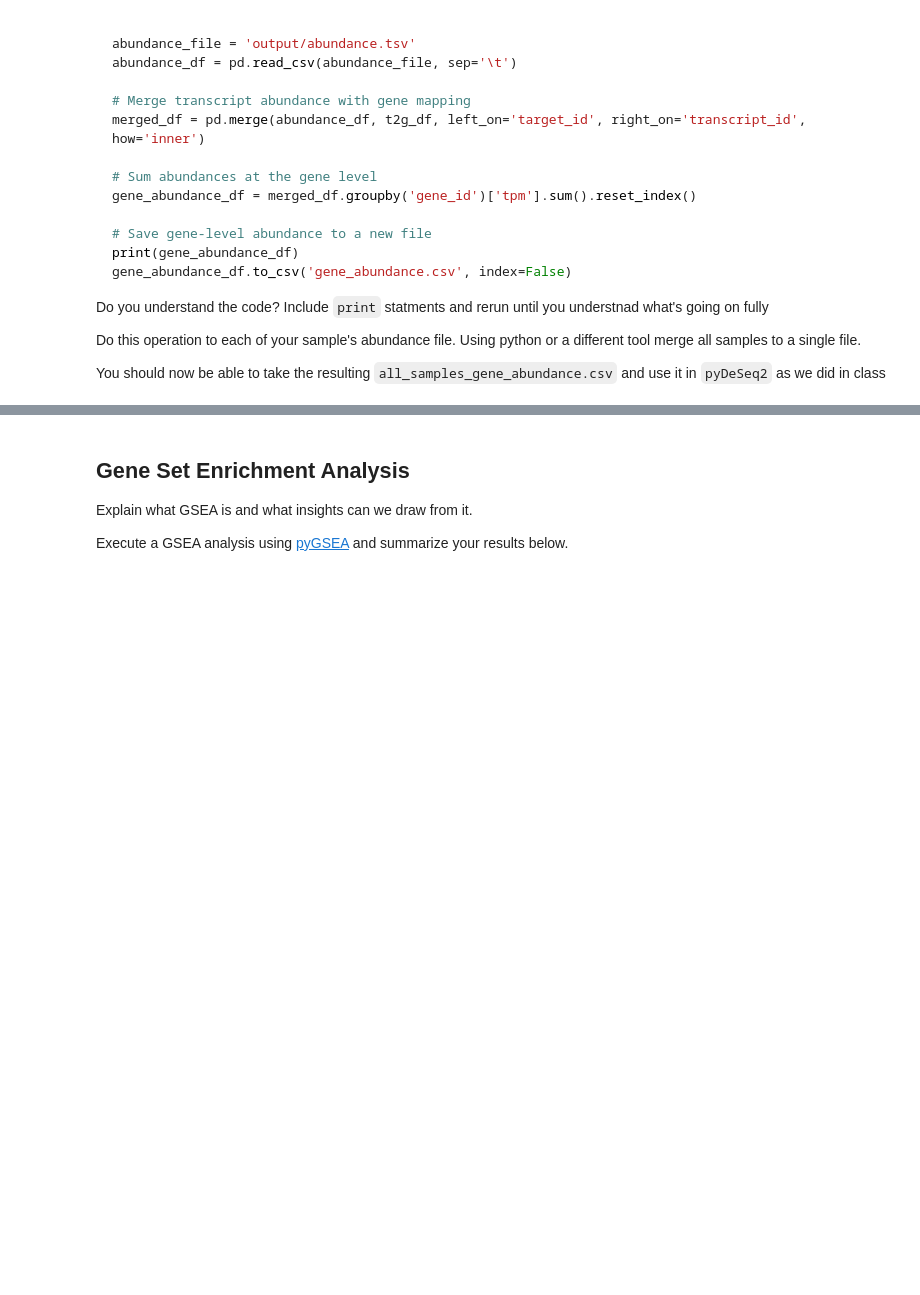
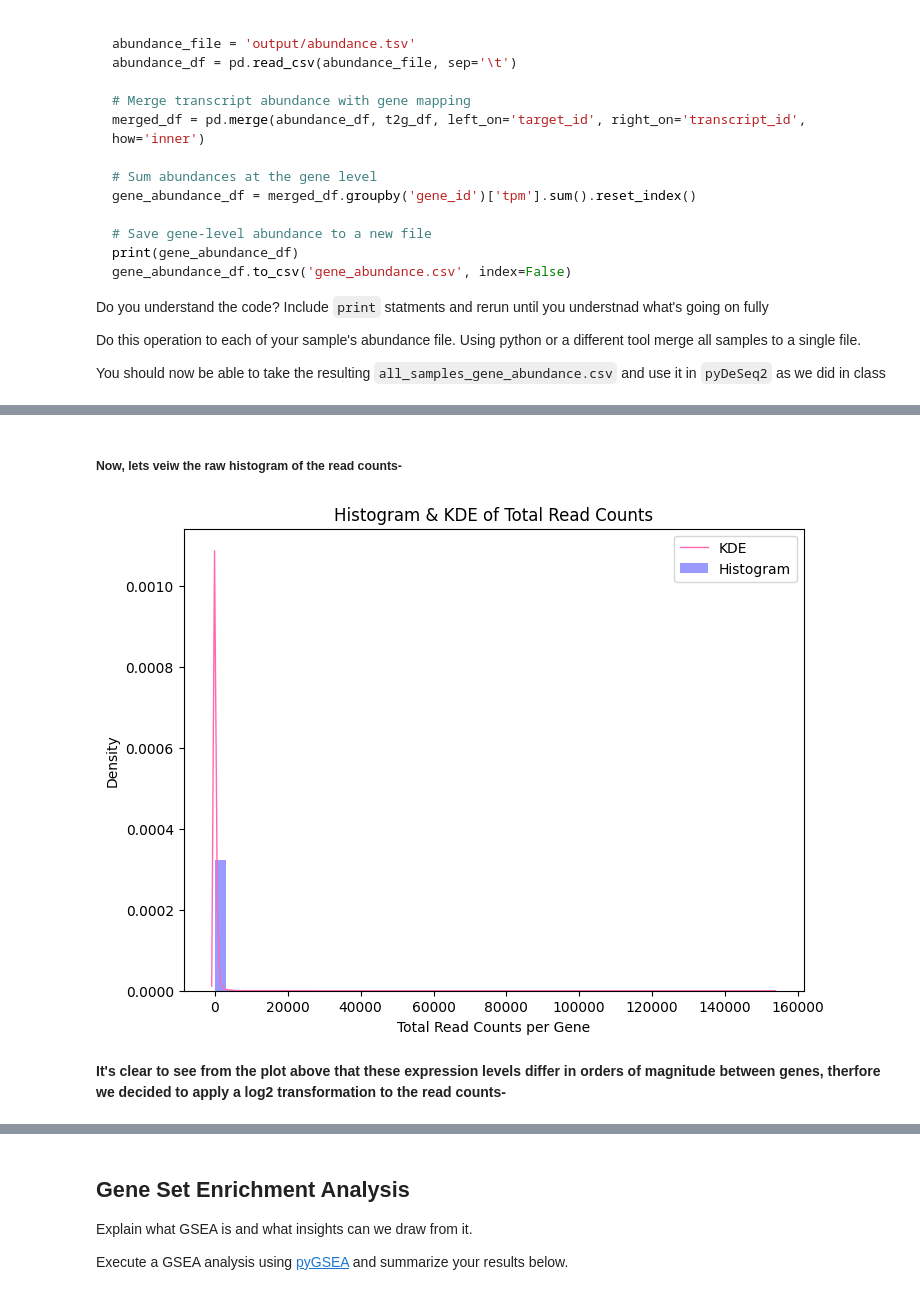
Before and after one commit to ariellearabov/NGS-PROJECT, a Jupyter notebook: template.ipynb, the cells around one changed output, grey strips where cells are left out. Cells and saved outputs as stored; diff of their text form; code cells hidden in the pictures; blank space fills up the shorter version.

Commit message:
Added first  step analysis before deseq- histograms, heatmap & pca

```diff
--- a/template.ipynb
+++ b/template.ipynb
@@ -724,0 +782,39 @@ You should now be able to take the resulting `all_samples_gene_abundance.csv` an
+# %% [markdown]
+##### **Now, lets veiw the raw histogram of the read counts-**
+# %%
+counts_df = all_samples_df.set_index('gene_id').copy()
+counts_df['total_counts'] = counts_df.sum(axis=1)
+# %%
+import seaborn as sns
+import matplotlib.pyplot as plt
+
+plt.figure(figsize=(8, 6))
+
+sns.histplot(
+    data=counts_df,
+    x='total_counts',
+    bins=50,
+    stat='density',
+    color='blue',
+    alpha=0.4,
+    edgecolor=None,
+    label='Histogram'
+)
+
+sns.kdeplot(
+    data=counts_df,
+    x='total_counts',
+    color='hotpink',
+    linewidth=1,
+    label='KDE'
+)
+
+plt.title("Histogram & KDE of Total Read Counts")
+plt.xlabel("Total Read Counts per Gene")
+plt.ylabel("Density")
+plt.legend()
+plt.show()
+# %% [output]
+[figure, added]
+# %% [markdown]
+**It's clear to see from the plot above that these expression levels differ in orders of magnitude between genes, therfore we decided to apply a log2 transformation to the read counts-**
```
Also changed, not shown: parts of 15 cells of this notebook, 1 other file.
